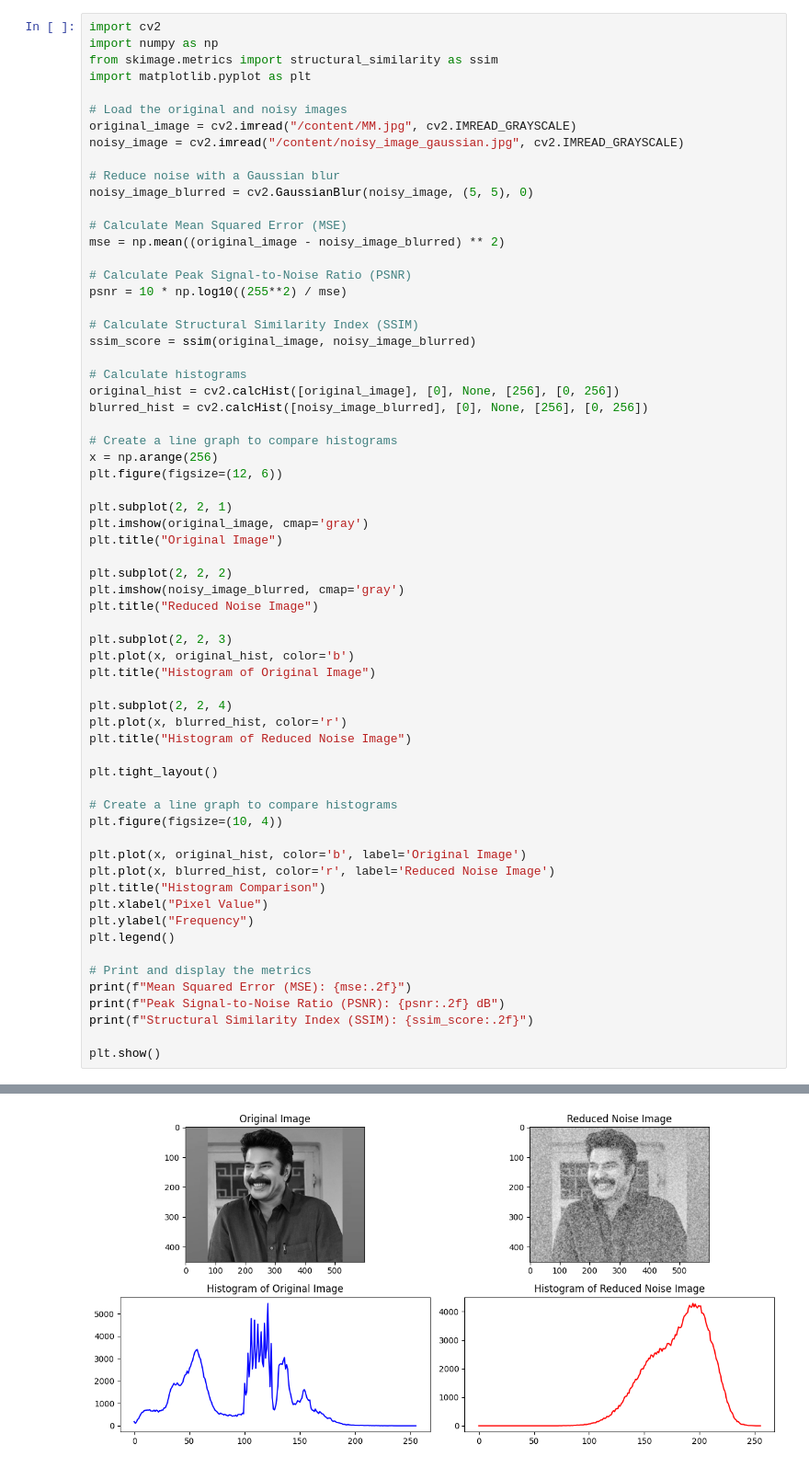
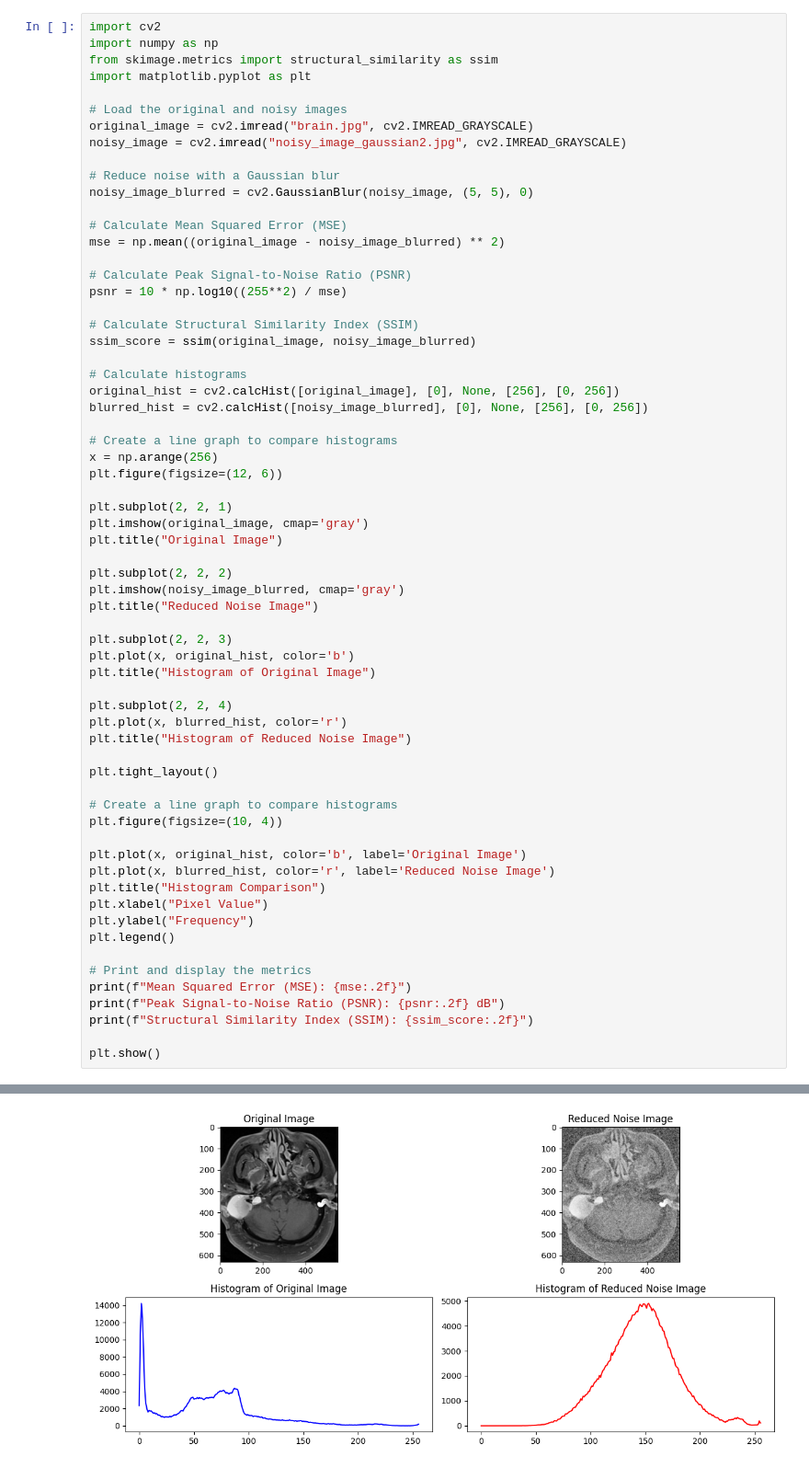
Before and after one commit to joelbkoshy/Image-Second-Cycle, a Jupyter notebook: Lab9 (1).ipynb, the cells around one changed output, grey strips where cells are left out. Shown at 92% size. Cells and saved outputs as stored; diff of their text form.

```diff
--- a/Lab9 (1).ipynb
+++ b/Lab9 (1).ipynb
@@ -150,8 +161,8 @@ from skimage.metrics import structural_similarity as ssim
 import matplotlib.pyplot as plt
 
 # Load the original and noisy images
-original_image = cv2.imread("/content/MM.jpg", cv2.IMREAD_GRAYSCALE)
-noisy_image = cv2.imread("/content/noisy_image_gaussian.jpg", cv2.IMREAD_GRAYSCALE)
+original_image = cv2.imread("brain.jpg", cv2.IMREAD_GRAYSCALE)
+noisy_image = cv2.imread("noisy_image_gaussian2.jpg", cv2.IMREAD_GRAYSCALE)
 
 # Reduce noise with a Gaussian blur
 noisy_image_blurred = cv2.GaussianBlur(noisy_image, (5, 5), 0)
@@ -214 +225 @@ Structural Similarity Index (SSIM): 0.32
-[figure, old version]
+[figure, new version]
```
Also changed, not shown: parts of 4 cells of this notebook.
